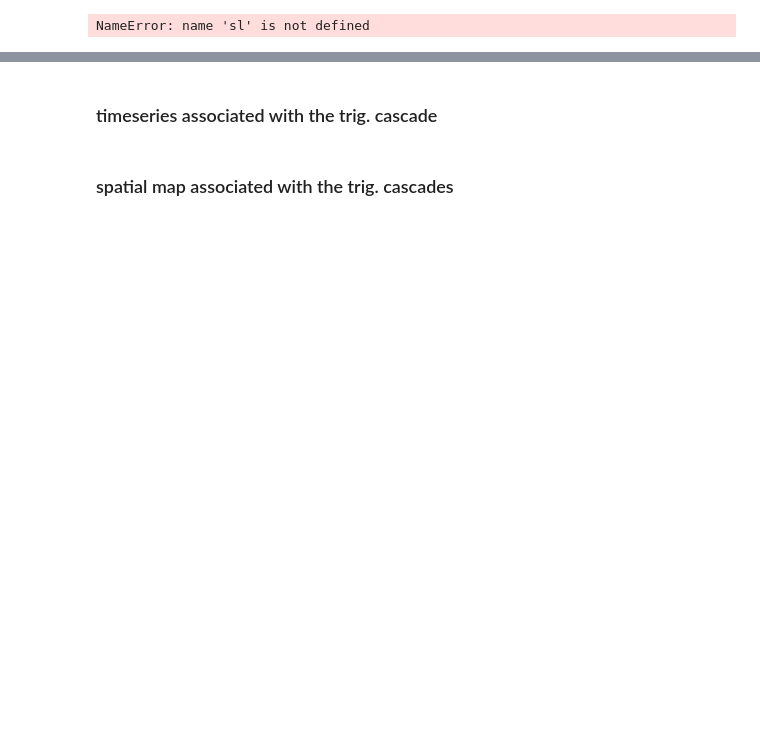
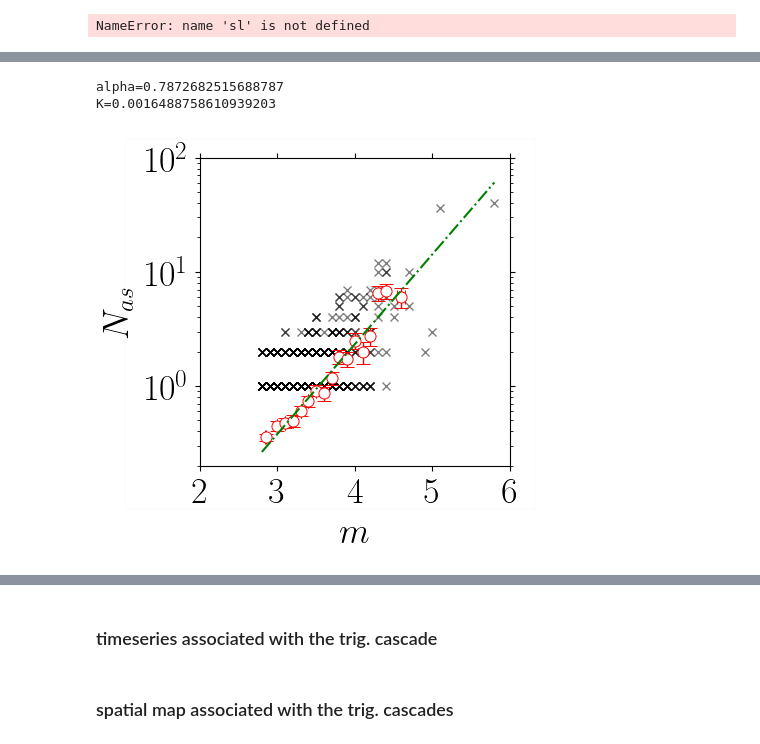
Before and after one commit to kkarimi62/Swarm, a Jupyter notebook: swarmOklahoma.ipynb, the cells around one changed output, grey strips where cells are left out. Drawn from its saved outputs; the diff is of its cells as text; code cells hidden in the pictures; blank space fills up the shorter version.

```diff
--- a/swarmOklahoma.ipynb
+++ b/swarmOklahoma.ipynb
@@ -3079,8 +3091,8 @@ ax.plot( swarm_lohi['magnitude'].loc[df_nn.index],
 #          'x',color='gray')
 
 plt.yscale('log')
-#plt.xlabel('$m$')
-#plt.ylabel(r'$N_{as}$')
+plt.xlabel('$m$')
+plt.ylabel(r'$N_{as}$')
 ax.tick_params(axis='y',left=True, right=True,which='both')
 ax.tick_params(axis='x',bottom=True, top=True,which='both')
 
@@ -3148,32 +3160,38 @@ popt[1] = 10**(popt[1])
 mm = swarm_lohi['magnitude'].loc[df_zeros.index].tolist() + \
      swarm_lohi['magnitude'].loc[df_nn.index].tolist() #swarm_lohi[swarm_lohi['magnitude']>=mc]['magnitude']
 mm = np.array(mm)
 mm=list(set(mm))
 mm.sort()
 mm=np.array(mm)
 ax.plot(mm,func(mm,*popt),'-.g',zorder=3)
 print 'alpha=%s'%popt[0]
-#print pconv**0.5
+print 'K=%s'%(popt[1])
 
-plt.savefig('%s/prod.png'%DIR_OUTPT_figs,dpi=150,bbox_inches='tight')
+
+
+plt.savefig('%s/prod.png'%DIR_OUTPT_figs,dpi=75,bbox_inches='tight')
 
 mpl.rcParams.update(mpl.rcParamsDefault)
 warnings.filterwarnings('ignore') #--- get rid of warnings
 
 rc('text', usetex=True)
 font = {'size'   : 20}
 matplotlib.rc('font', **font)
 
 #fig = plt.figure(figsize=(4,4),frameon=True)
 #ax = fig.add_subplot(111)
 #ax.plot(m, np.append(N_as,N_as[-1]), linestyle='-', drawstyle='steps-post',color='red')
 #ax.errorbar(m_mean,N_as,
 #            yerr=err_N,xerr=m_err,
 #            markerfacecolor='white',
 #            fmt='o', markersize=8,color='red',markeredgewidth=0.7,
 #            linewidth=.5,
 #            barsabove=None,capsize=5,capthick=1,elinewidth=1)
 #ax.set_xlim(np.floor(m_min),np.ceil(m_max))
 #ax.set_ylim(0.1,1000)
 #ax.set_yscale('log')
 #ax.set_xticks(np.linspace(xmin,xmax,int(nbin)+1))
+# %% [output]
+alpha=0.7872682515688787
+K=0.0016488758610939203
+[figure, added]
```
Also changed, not shown: parts of 25 cells of this notebook, 58 other files.
